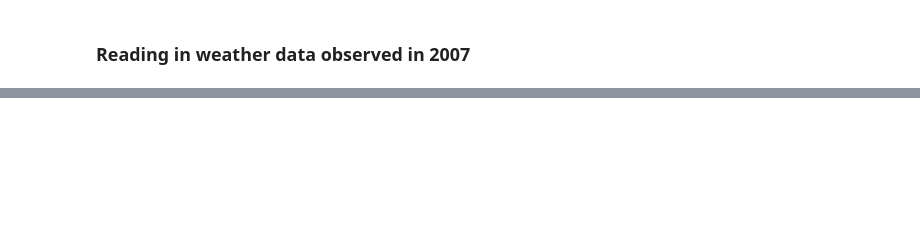
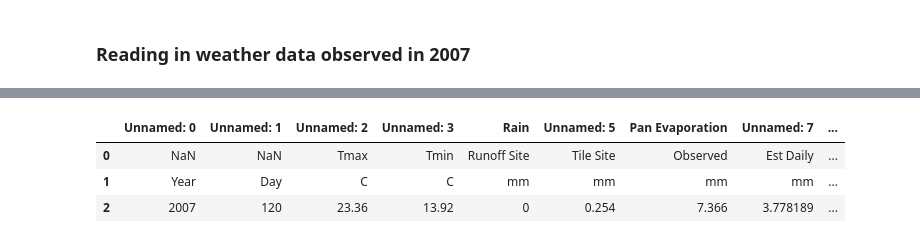
Before and after one commit to AAndresen875/hydrologic_modeling, a Jupyter notebook: Chapter6PrecipGiven.ipynb, the cells around one changed output, grey strips where cells are left out. Cells and saved outputs as stored; diff of their text form; code cells hidden in the pictures; blank space fills up the shorter version.

```diff
--- a/Chapter6PrecipGiven.ipynb
+++ b/Chapter6PrecipGiven.ipynb
@@ -93,0 +238,7 @@ observed_weather_waseca_2007.head()
+# %%
+observed_weather_waseca_2007.head(3)
+# %% [output]
+|  | Unnamed: 0 | Unnamed: 1 | Unnamed: 2 | Unnamed: 3 | Rain | Unnamed: 5 | Pan Evaporation | Unnamed: 7 | ... |
+| 0 | NaN | NaN | Tmax | Tmin | Runoff Site | Tile Site | Observed | Est Daily | ... |
+| 1 | Year | Day | C | C | mm | mm | mm | mm | ... |
+| 2 | 2007 | 120 | 23.36 | 13.92 | 0 | 0.254 | 7.366 | 3.778189 | ... |
```
Also changed, not shown: parts of 27 cells of this notebook.
